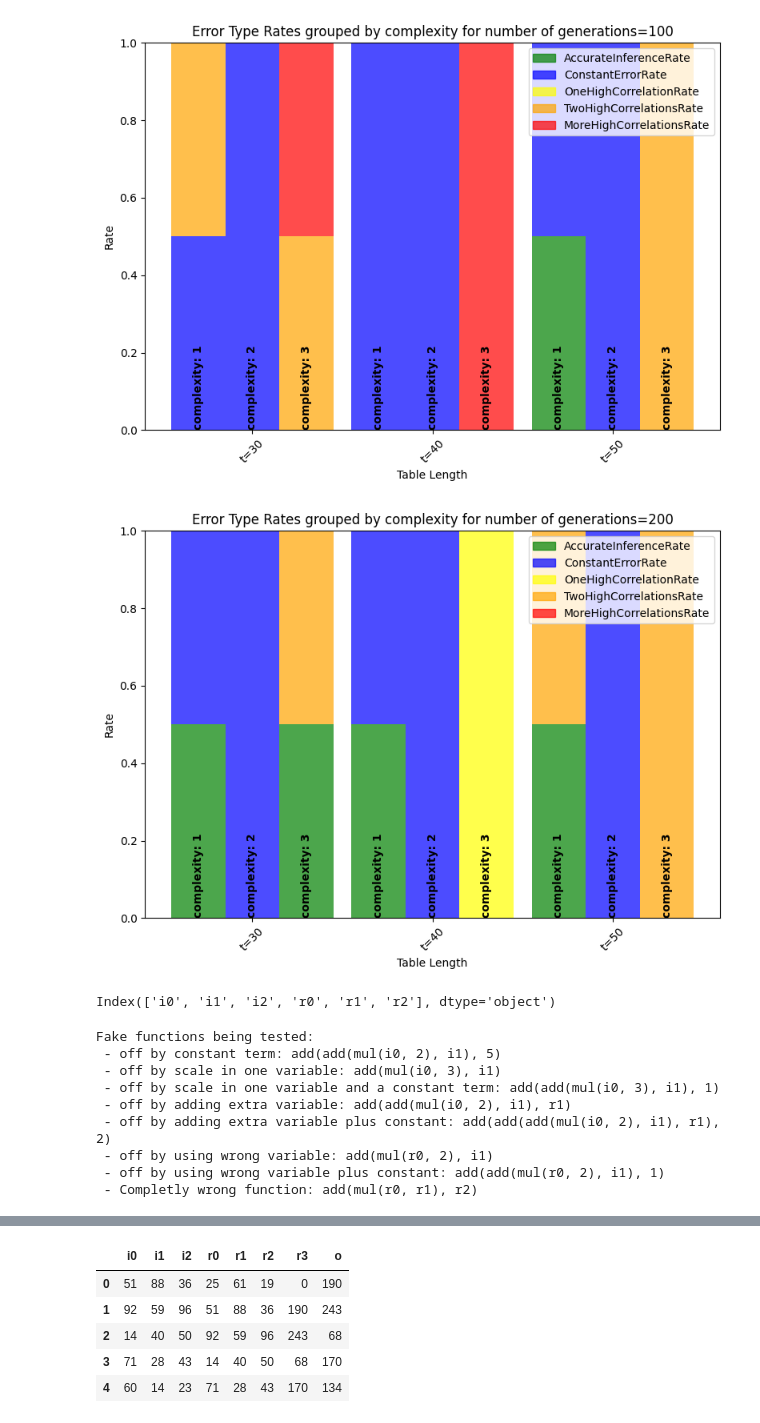
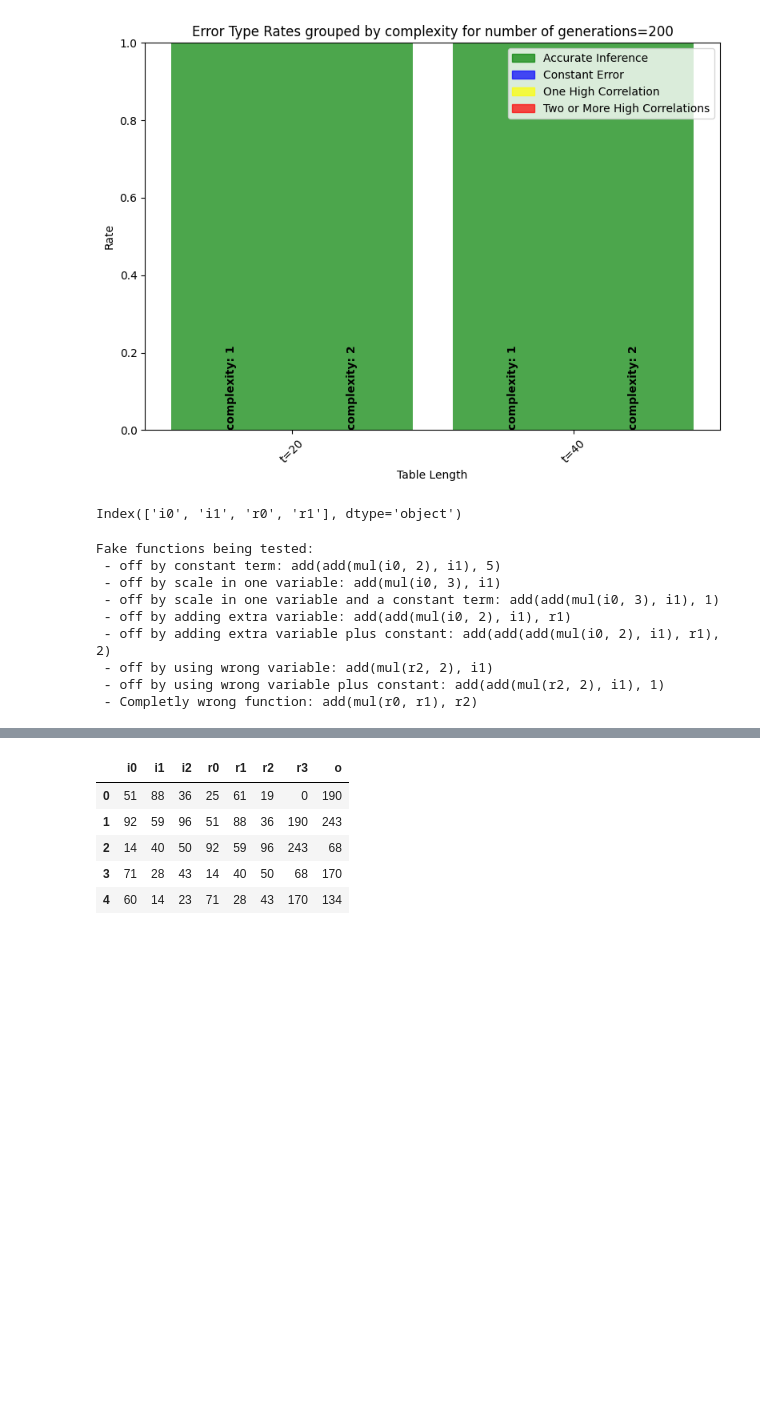
Before and after one commit to acharefsm/efsm-inference, a Jupyter notebook: python/corrAnalysisFunctions.ipynb, the cells around one changed output, grey strips where cells are left out. Cells and saved outputs as stored; diff of their text form; code cells hidden in the pictures; blank space fills up the shorter version.

```diff
--- a/python/corrAnalysisFunctions.ipynb
+++ b/python/corrAnalysisFunctions.ipynb
@@ -64,13 +62,15 @@ def get_true_function_output(trueFunction, df):
     df = df[[c for c in df.columns if c.startswith('i')] + [c for c in df.columns if c.startswith('r')] + ['o']]
     return df
 
-def setFunction(parameters, complexity, constantProb=0.3, maxConstant=10):
+def setFunction(parameters, complexity, constantProb=0.3, maxConstant=10, random_seed=42):
+    np.random.seed(random_seed)
     regs = parameters.copy()
     regs = [r for r in regs if r.startswith('r')]
     regsnums = [int(r[1:]) for r in regs]
     max_reg_num = max(regsnums) if regsnums else -1
     parameters.append(f'r{max_reg_num + 1}') # add output register as a parameter for the function to use
     ops = ['add', 'sub', 'mul']
+    constantProb = 1/(len(parameters)+1)
     u = np.random.random_sample()
     if u < constantProb:
         param1 = str(np.random.randint(1, maxConstant + 1))
@@ -91,9 +91,10 @@ def setFunction(parameters, complexity, constantProb=0.3, maxConstant=10):
         op = np.random.choice(ops)
         return op + "(" + param1 + "," + func + ")"
 
-def setFunctionLinear(parameters, depth, maxCoeff=10):
+def setFunctionLinear(parameters, depth, maxCoeff=10, random_seed=42):
     ops = ['add', 'sub', 'mul']
     expr = ""
+    np.random.seed(random_seed)
     while depth > 0:
         op = np.random.choice(ops)
         param = np.random.choice(parameters)
@@ -181,7 +188,7 @@ Completed run 72 of 72
 # %%
 # Analyze errors and correlations to inputs of inferred functions
 
-errorAnalysis = pd.DataFrame(columns=['complexity', 'tableLength', 'numGenerations', 'AccurateInferenceRate', 'ConstantErrorRate', 'OneHighCorrelationRate', 'TwoHighCorrelationsRate', 'MoreHighCorrelationsRate'])
+errorAnalysis = pd.DataFrame(columns=['complexity', 'tableLength', 'numGenerations', 'AccurateInferenceRate', 'ConstantErrorRate', 'OneHighCorrelationRate', 'MoreHighCorrelationsRate'])
 
 for complexity in complexities:
     for t in tableLength:
@@ -199,34 +206,34 @@ for complexity in complexities:
                 oneHighCorrelationCount = 0
                 twoHighCorrelationsCount = 0
                 moreHighCorrelationsCount = 0
+                trueOutput = dfs[trueFunc]['o'].head(t)
                 for index, row in subForFunc.iterrows():
                     trueFunc = row['trueFunction']
                     inferredFunc = row['inferredFunc']
                     df = dfs[trueFunc].drop(columns=['inferred']).head(t).copy()
                     pset = setup_pset(df)
-                    treeTrue = gp.PrimitiveTree.from_string(trueFunc, pset)
+                    #treeTrue = gp.PrimitiveTree.from_string(trueFunc, pset)
                     treeInferred = gp.PrimitiveTree.from_string(inferredFunc, pset)
-                    funcTrueCompiled = gp.compile(treeTrue, pset)
+                    #funcTrueCompiled = gp.compile(treeTrue, pset)
                     funcInferredCompiled = gp.compile(treeInferred, pset)
-                    df['trueOutput'] = df.drop(columns=['o']).apply(lambda row: funcTrueCompiled(**row.to_dict()), axis=1)
-                    df['inferredOutput'] = df.drop(columns=['o', 'trueOutput']).apply(lambda row: funcInferredCompiled(**row.to_dict()), axis=1)
-                    error = df['trueOutput'] - df['inferredOutput']
+                    #df['trueOutput'] = df.drop(columns=['o']).apply(lambda row: funcTrueCompiled(**row.to_dict()), axis=1)
+                    df['inferredOutput'] = df.drop(columns=['o']).apply(lambda row: funcInferredCompiled(**row.to_dict()), axis=1)
+                    error = trueOutput - df['inferredOutput']
                     if np.all(error == 0):
                         accurateInferenceCount += 1
                     elif np.all(error == error.iloc[0]):
                         constantErrorCount += 1
                     else:
-                        countHighCorrelation = 0
                         for col in df.columns:
+                            correlations = []
                             if col.startswith('i') or col.startswith('r'):
                                 corr = np.corrcoef(df[col], error)[0, 1]
-                                if np.abs(corr) > 0.3:
-                                    countHighCorrelation += 1
+                                correlations.append(abs(corr))
+                        threshold = max(correlations)*2/3
+                        countHighCorrelation = sum(1 for c in correlations if c >= threshold)
                         if countHighCorrelation == 1:
                             oneHighCorrelationCount += 1
-                        elif countHighCorrelation == 2:
-                            twoHighCorrelationsCount += 1
-                        elif countHighCorrelation > 2:
+                        elif countHighCorrelation >= 2:
                             moreHighCorrelationsCount += 1
                         else:
                             pass
@@ -234,27 +241,24 @@ for complexity in complexities:
                 accurateInferenceRate = accurateInferenceCount / totalCount if totalCount > 0 else np.nan
                 constantErrorRate = constantErrorCount / totalCount if totalCount > 0 else np.nan
                 oneHighCorrelationRate = oneHighCorrelationCount / totalCount if totalCount > 0 else np.nan
-                twoHighCorrelationsRate = twoHighCorrelationsCount / totalCount if totalCount > 0 else np.nan
                 moreHighCorrelationsRate = moreHighCorrelationsCount / totalCount if totalCount > 0 else np.nan
 
                 meanAccurateInferenceCount += accurateInferenceRate
                 meanConstantErrorCount += constantErrorRate
                 meanOneHighCorrelationCount += oneHighCorrelationRate
-                meanTwoHighCorrelationsCount += twoHighCorrelationsRate
                 meanMoreHighCorrelationsCount += moreHighCorrelationsRate
             sampledFuncCount = len(subset['trueFunction'].unique())
             meanAccurateInferenceRate = meanAccurateInferenceCount / sampledFuncCount if sampledFuncCount > 0 else np.nan
             meanConstantErrorRate = meanConstantErrorCount / sampledFuncCount if sampledFuncCount > 0 else np.nan
             meanOneHighCorrelationRate = meanOneHighCorrelationCount / sampledFuncCount if sampledFuncCount > 0 else np.nan
-            meanTwoHighCorrelationsRate = meanTwoHighCorrelationsCount / sampledFuncCount if sampledFuncCount > 0 else np.nan
             meanMoreHighCorrelationsRate = meanMoreHighCorrelationsCount / sampledFuncCount if sampledFuncCount > 0 else np.nan
-            errorAnalysis = pd.concat([errorAnalysis, pd.DataFrame({'complexity': [complexity], 'tableLength': [t], 'numGenerations': [g], 'AccurateInferenceRate': [meanAccurateInferenceRate], 'ConstantErrorRate': [meanConstantErrorRate], 'OneHighCorrelationRate': [meanOneHighCorrelationRate], 'TwoHighCorrelationsRate': [meanTwoHighCorrelationsRate], 'MoreHighCorrelationsRate': [meanMoreHighCorrelationsRate]})], ignore_index=True)
+            errorAnalysis = pd.concat([errorAnalysis, pd.DataFrame({'complexity': [complexity], 'tableLength': [t], 'numGenerations': [g], 'Accurate Inference': [meanAccurateInferenceRate], 'Constant Error': [meanConstantErrorRate], 'One High Correlation': [meanOneHighCorrelationRate], 'Two or More High Correlations': [meanMoreHighCorrelationsRate]})], ignore_index=True)
 # %%
 errorAnalysisCopied = errorAnalysis.copy() #for safe keeping
 # %%
 # Stacked bar chart: grouped by (tableLength,numGenerations), bars grouped per complexity
-errorTypes = ['AccurateInferenceRate', 'ConstantErrorRate', 'OneHighCorrelationRate', 'TwoHighCorrelationsRate', 'MoreHighCorrelationsRate']
-colors = ['green', 'blue', 'yellow', 'orange', 'red']
+errorTypes = ['Accurate Inference', 'Constant Error', 'One High Correlation', 'Two or More High Correlations']
+colors = ['green', 'blue', 'yellow', 'red']
 # get unique (tableLength,numGenerations) combinations in sorted order
 group_keys = errorAnalysis[['tableLength','numGenerations']].drop_duplicates().sort_values(['tableLength','numGenerations'])
 labels = [f"t={int(r['tableLength'])},g={int(r['numGenerations'])}" for _, r in group_keys.iterrows()]
@@ -304,7 +308,7 @@ plt.show()
 # %%
 # One stacked bar chart for each numGenerations: grouped by tableLength, bars grouped per complexity
-errorTypes = ['AccurateInferenceRate', 'ConstantErrorRate', 'OneHighCorrelationRate', 'TwoHighCorrelationsRate', 'MoreHighCorrelationsRate']
-colors = ['green', 'blue', 'yellow', 'orange', 'red']
+errorTypes = ['Accurate Inference', 'Constant Error', 'One High Correlation', 'Two or More High Correlations']
+colors = ['green', 'blue', 'yellow', 'red']
 
 for g in numGenerations:
     subset_g = errorAnalysis[errorAnalysis['numGenerations'] == g]
@@ -320,44 +324,43 @@ for g in numGenerations:
     for ci, comp in enumerate(complexities):
         bottoms = np.zeros(n_groups)
         comp_subset = subset_g[subset_g['complexity'] == comp].set_index(['tableLength'])
         positions = x_groups + (ci - (n_complexities - 1) / 2.0) * bar_width
         for ei, et in enumerate(errorTypes):
             vals = []
             for _, r in group_keys.iterrows():
                 key = (r['tableLength'])
                 if key in comp_subset.index:
                     v = comp_subset.loc[key, et]
                     try:
                         vals.append(float(v))
                     except Exception:
                         vals.append(0.0)
                 else:
                     vals.append(0.0)
             plt.bar(positions, vals, bar_width, bottom=bottoms, color=colors[ei], label=et if ci == 0 else "", alpha=0.7)
             bottoms += np.array(vals)
         max_height = np.max(bottoms) if len(bottoms) > 0 else 0.0
         for pos, total in zip(positions, bottoms):
             plt.text(pos, 0, f'complexity: {comp}', ha='center', va='bottom', fontsize=10, fontweight='bold', rotation=90)
     plt.xticks(x_groups, labels, rotation=45)
     plt.xlabel('Table Length')
     plt.ylabel('Rate')
     plt.title(f'Error Type Rates grouped by complexity for number of generations={g}')
     handles = [plt.Rectangle((0,0),1,1, color=c, alpha=0.7) for c in colors]
     plt.legend(handles, errorTypes)
     plt.tight_layout()
     plt.show()
 # %% [output]
-[figure, old version]
+[figure, new version]
-[figure, removed]
 # %%
-numInputParameters = 3
+numInputParameters = 2
 parameterRange = (0, 100)
 
 seed = 42
 testdf = create_input_samples(numInputParameters=numInputParameters, parameterRange=parameterRange, tableLength=100, random_seed=seed)
 print(testdf.columns)
 # %% [output]
-Index(['i0', 'i1', 'i2', 'r0', 'r1', 'r2'], dtype='object')
+Index(['i0', 'i1', 'r0', 'r1'], dtype='object')
 # %%
 trueFunction = 'add(mul(i0, 2), i1)'
 testdf = get_true_function_output(trueFunction, testdf)
@@ -370,7 +373,7 @@ fakeFunctions['off by scale in one variable and a constant term'] = f'add({offBy
 addWrongVarFunc = 'add(' + trueFunction + ', r1)'
 fakeFunctions['off by adding extra variable'] = addWrongVarFunc #off by adding a wrong variable
 fakeFunctions['off by adding extra variable plus constant'] = f'add({addWrongVarFunc}, 2)' #off by adding a wrong variable instead of a constant plus a constant
-wrongVarFunc = trueFunction.replace('i0', 'r0')
+wrongVarFunc = trueFunction.replace('i0', 'r2')
 fakeFunctions['off by using wrong variable'] = wrongVarFunc #off by using a wrong variable instead of one in the true function
 fakeFunctions['off by using wrong variable plus constant'] = f'add({wrongVarFunc}, 1)' #off by using a wrong variable instead of one in the true function plus a constant
 fakeFunctions['Completly wrong function'] = 'add(mul(r0, r1), r2)' #completely wrong function
@@ -394,7 +397,7 @@ Fake functions being tested:
  - off by scale in one variable and a constant term: add(add(mul(i0, 3), i1), 1)
  - off by adding extra variable: add(add(mul(i0, 2), i1), r1)
  - off by adding extra variable plus constant: add(add(add(mul(i0, 2), i1), r1), 2)
- - off by using wrong variable: add(mul(r0, 2), i1)
- - off by using wrong variable plus constant: add(add(mul(r0, 2), i1), 1)
+ - off by using wrong variable: add(mul(r2, 2), i1)
+ - off by using wrong variable plus constant: add(add(mul(r2, 2), i1), 1)
  - Completly wrong function: add(mul(r0, r1), r2)
 # %%
```
Also changed, not shown: parts of 9 cells of this notebook.
